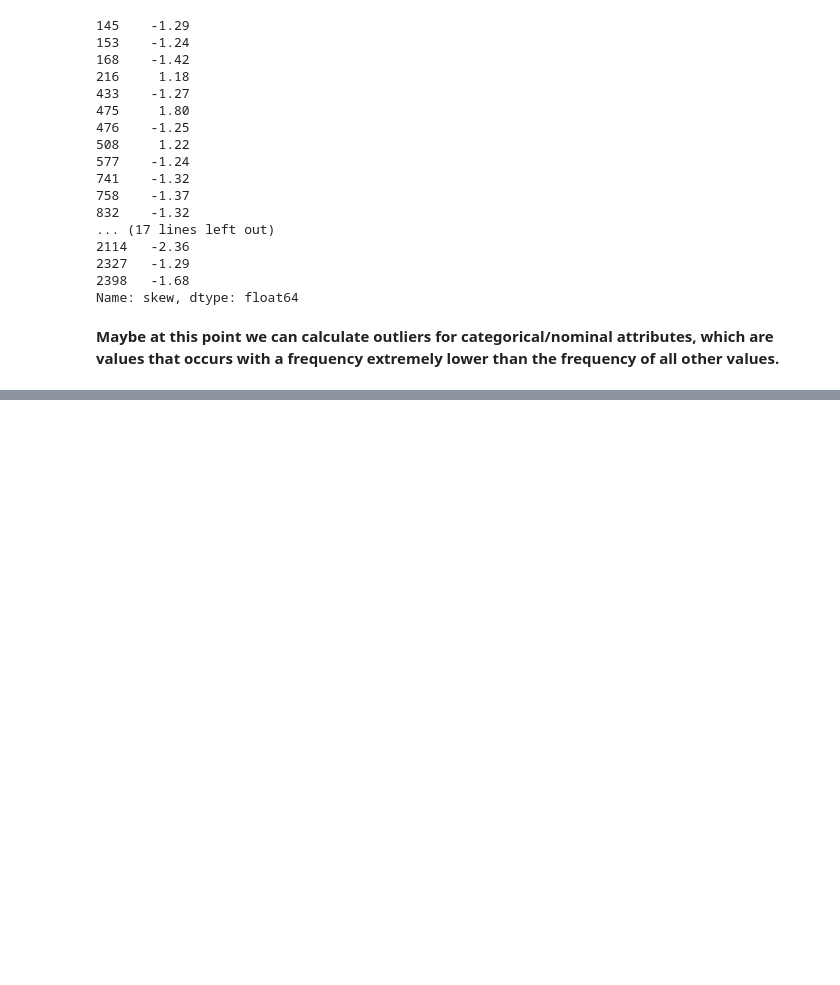
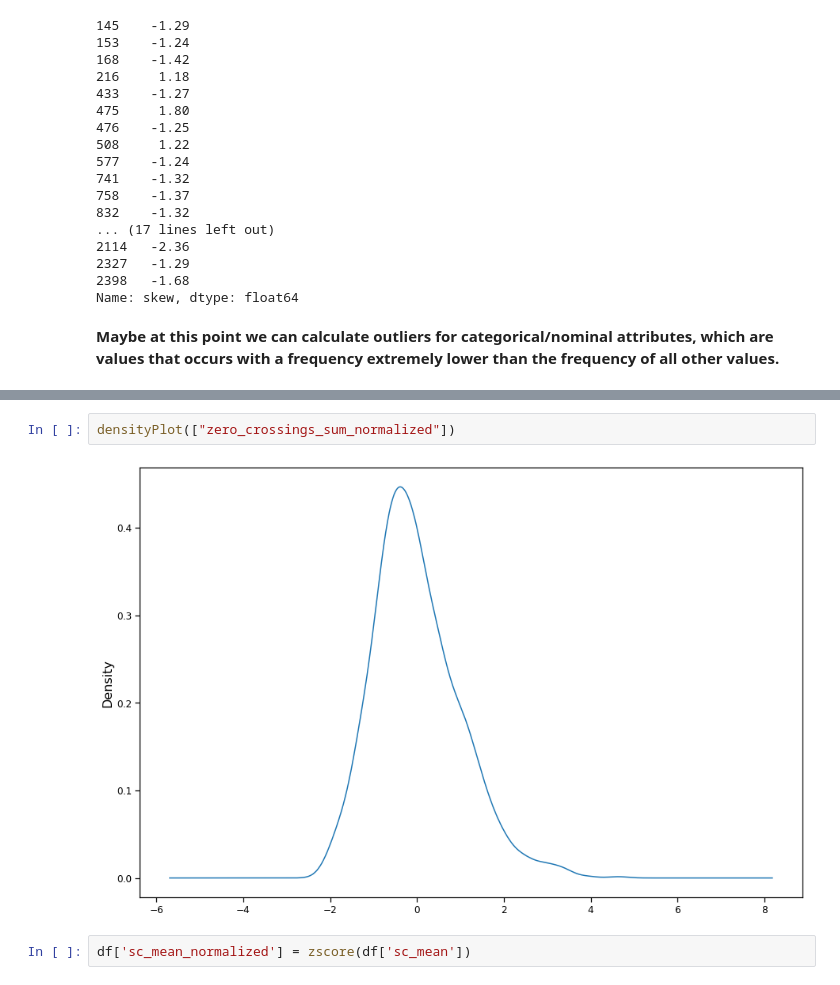
Before and after one commit to Claudio-95/DM22-23, a Jupyter notebook: Project_1st part.ipynb, the cells around one changed output, grey strips where cells are left out. Drawn from its saved outputs; the diff is of its cells as text; blank space fills up the shorter version.

```diff
--- a/Project_1st part.ipynb
+++ b/Project_1st part.ipynb
@@ -1138,0 +1240,6 @@ Name: skew, dtype: float64
+# %%
+densityPlot(["zero_crossings_sum_normalized"])
+# %% [output]
+[figure, added]
+# %%
+df['sc_mean_normalized'] = zscore(df['sc_mean'])
```
Also changed, not shown: parts of 26 cells of this notebook, 1 other file.
